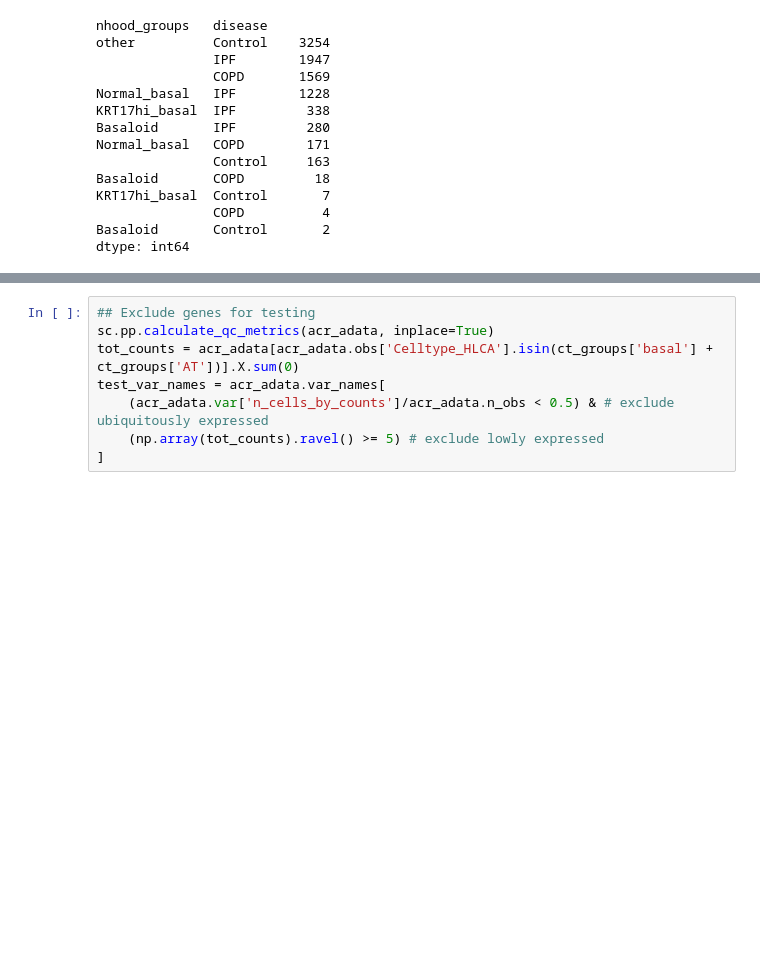
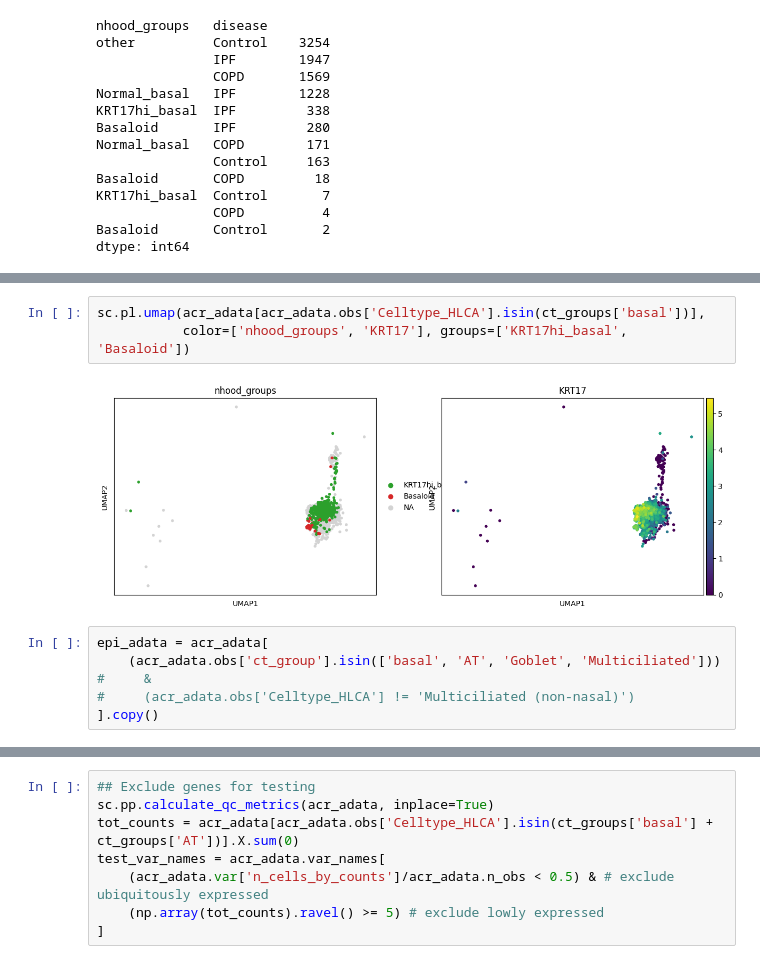
Before and after one commit to MarioniLab/oor_design_reproducibility, a Jupyter notebook: src/_misc/HLCA_IPF_analysis/DE_KRT17hi_vs_Basaloid.ipynb, the cells around one changed output, grey strips where cells are left out. Cells and saved outputs as stored; diff of their text form; blank space fills up the shorter version.

```diff
--- a/src/_misc/HLCA_IPF_analysis/DE_KRT17hi_vs_Basaloid.ipynb
+++ b/src/_misc/HLCA_IPF_analysis/DE_KRT17hi_vs_Basaloid.ipynb
@@ -417,0 +270,11 @@ dtype: int64
+# %%
+sc.pl.umap(acr_adata[acr_adata.obs['Celltype_HLCA'].isin(ct_groups['basal'])],
+           color=['nhood_groups', 'KRT17'], groups=['KRT17hi_basal', 'Basaloid'])
+# %% [output]
+[figure, added]
+# %%
+epi_adata = acr_adata[
+    (acr_adata.obs['ct_group'].isin(['basal', 'AT', 'Goblet', 'Multiciliated']))
+#     &
+#     (acr_adata.obs['Celltype_HLCA'] != 'Multiciliated (non-nasal)')
+].copy()
```
Also changed, not shown: parts of 48 cells of this notebook, 12 other files.
